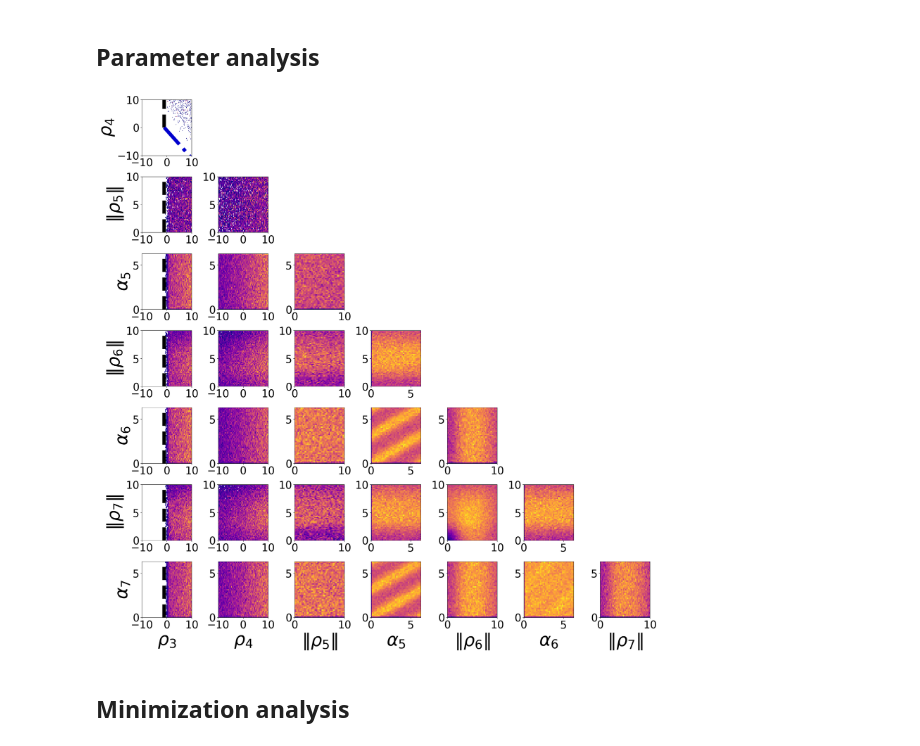
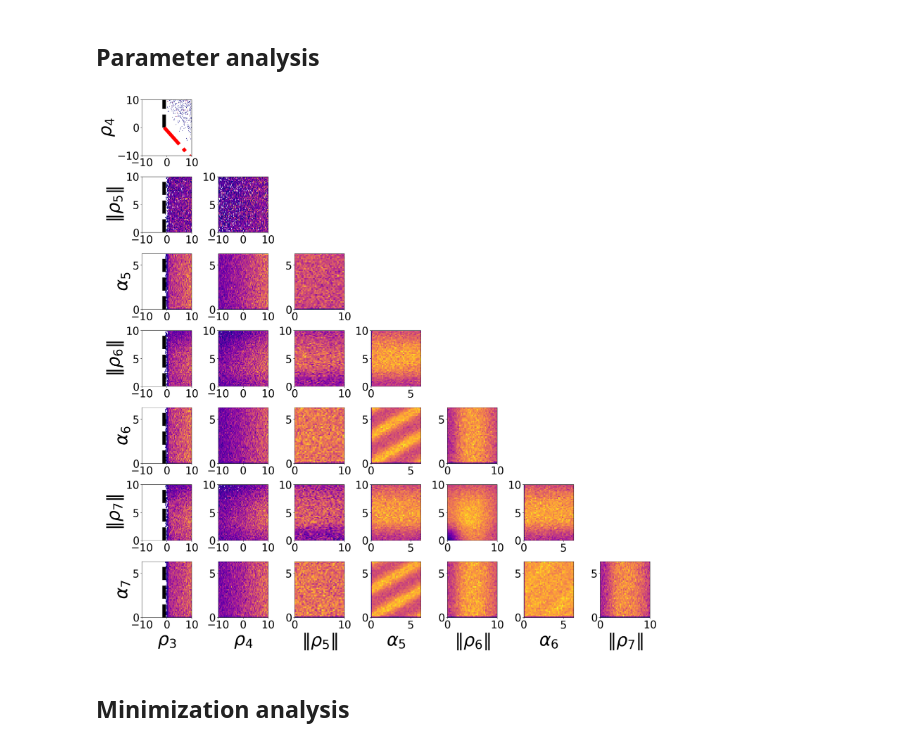
Before and after one commit to jdlpv/Theoretical-constraints-on-beyond-Standard-Model-extensions-of-the-Higgs-potential, a Jupyter notebook: parameter_visualizer.ipynb, the cells around one changed output. Cells and saved outputs as stored; diff of their text form; code cells hidden in the pictures.

```diff
--- a/parameter_visualizer.ipynb
+++ b/parameter_visualizer.ipynb
@@ -36,7 +36,7 @@ ax.set_xlim([-ax_lim, ax_lim])
 ax.set_ylim([-ax_lim, ax_lim])
 
 plt.plot(np.linspace(-1,-1,100),np.linspace(0,ax_lim,100),color='black',linestyle='--',linewidth=10)
-plt.plot(np.linspace(-1,ax_lim,100),-1-np.linspace(-1,ax_lim,100),color='mediumblue',linestyle='-.',linewidth=10)
+plt.plot(np.linspace(-1,ax_lim,100),-1-np.linspace(-1,ax_lim,100),color='red',linestyle='-.',linewidth=10)
 
 ax = fig.add_subplot(8,8,17)
 
@@ -223,35 +223,35 @@ ax.set_xlabel(r'$\alpha_{5}$',fontsize=font_size)
 ax.set_xlim([0, 2*np.pi])
 ax.set_ylim([0, 2*np.pi])
 
 ax = fig.add_subplot(8,8,61)
 
 ax.hist2d(Z2_violating_valid_values[:,4], Z2_violating_valid_values[:,7], bins=bins, cmap=cmap, range=[[-ax_lim, ax_lim], [-ax_lim, 2*np.pi]], cmin=1)
 
 ax.set_xlabel(r'$\|\rho_{6}\|$',fontsize=font_size)
 ax.set_xlim([0, ax_lim])
 ax.set_ylim([0, 2*np.pi])
 
 ax = fig.add_subplot(8,8,62)
 
 ax.hist2d(Z2_violating_valid_values[:,5], Z2_violating_valid_values[:,7], bins=bins, cmap=cmap, range=[[-ax_lim, 2*np.pi], [-ax_lim, 2*np.pi]], cmin=1)
 
 ax.set_xlabel(r'$\alpha_{6}$',fontsize=font_size)
 ax.set_xlim([0, 2*np.pi])
 ax.set_ylim([0, 2*np.pi])
 
 ax = fig.add_subplot(8,8,63)
 
 ax.hist2d(Z2_violating_valid_values[:,6], Z2_violating_valid_values[:,7], bins=bins, cmap=cmap, range=[[-ax_lim, ax_lim], [-ax_lim, 2*np.pi]], cmin=1)
 
 ax.set_xlabel(r'$\|\rho_{7}\|$',fontsize=font_size)
 ax.set_xlim([0, ax_lim])
 ax.set_ylim([0, 2*np.pi])
 
 plt.tight_layout()
-plt.savefig('general_stair.png', dpi=300, bbox_inches='tight')
+plt.savefig('general_stair.png', dpi=100, bbox_inches='tight')
 plt.show()
 # %% [output]
-[figure, old version]
+[figure, new version]
 # %% [markdown]
 ## Minimization analysis
 # %%
```
Also changed, not shown: parts of 12 cells of this notebook.
